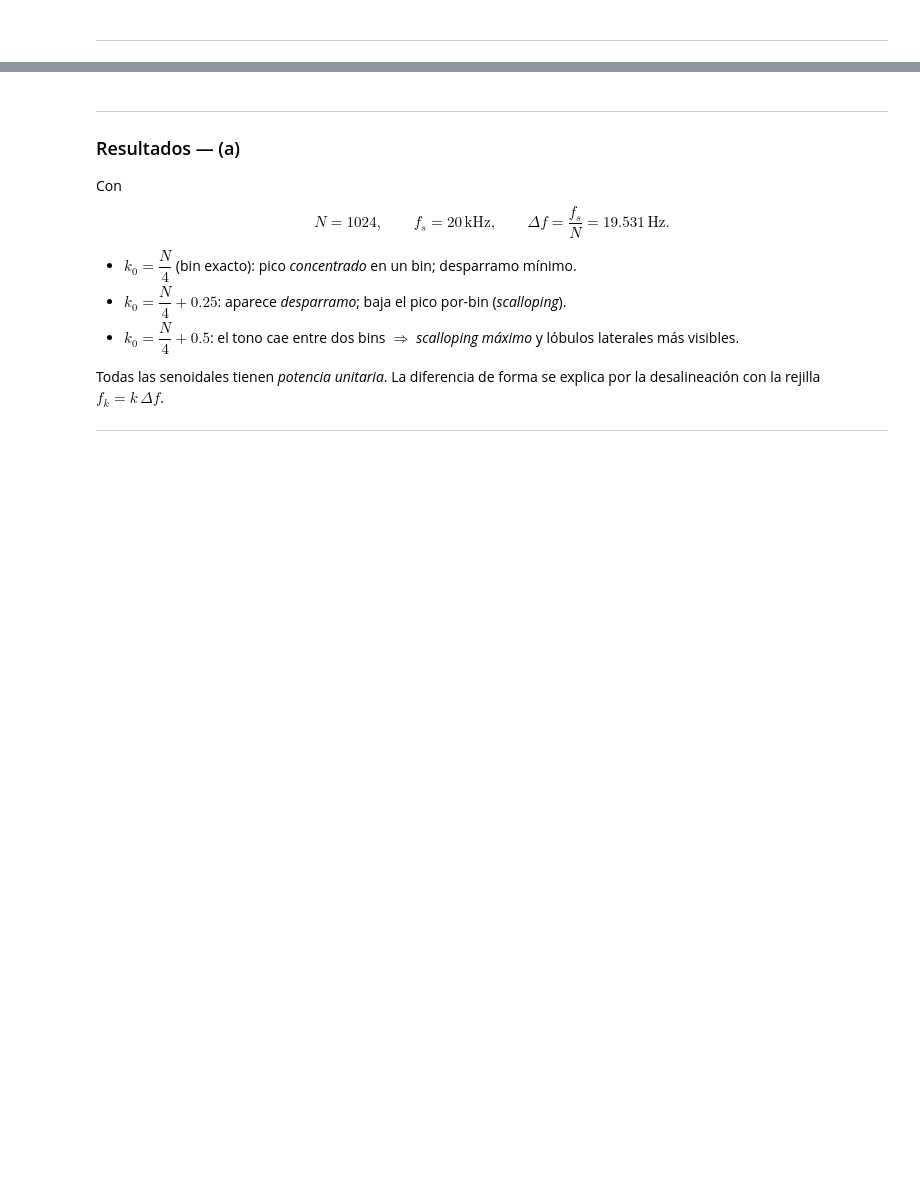
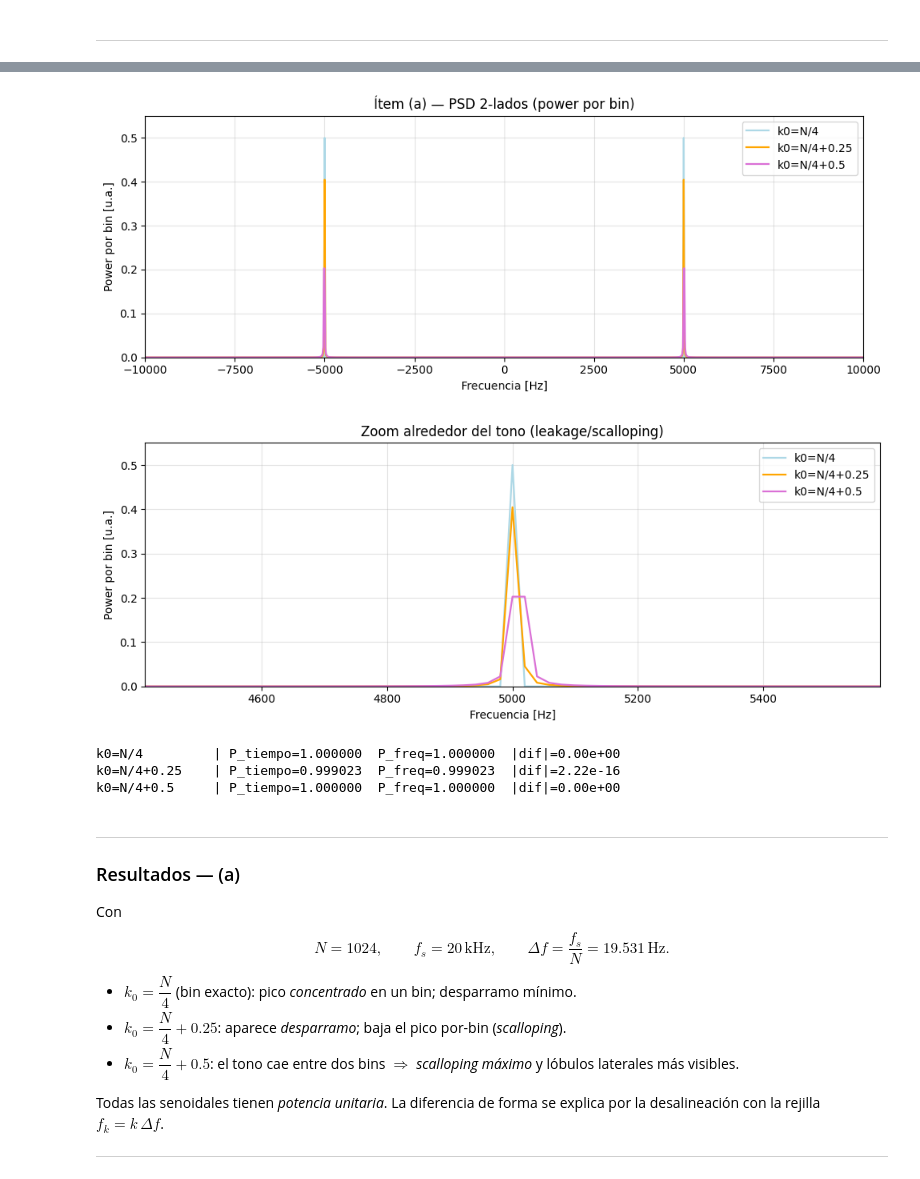
Before and after one commit to MSereGB/APS-Serena, a Jupyter notebook: Trabajos Prácticos/TS3_APS_GIL.ipynb, the cells around one changed output, grey strips where cells are left out. Drawn from its saved outputs; the diff is of its cells as text; code cells hidden in the pictures; blank space fills up the shorter version.

```diff
--- a/Trabajos Prácticos/TS3_APS_GIL.ipynb
+++ b/Trabajos Prácticos/TS3_APS_GIL.ipynb
@@ -119,3 +49,76 @@ k0=N/4+0.5      Potencia tiempo = 1.000000
+# %%
+import numpy as np
+import matplotlib.pyplot as plt
+
+# Parámetros
+N, fs = 1024, 20_000
+df = fs / N
+n = np.arange(N)
+
+# Tres casos pedidos (en bins) y sus frecuencias
+k0_exact  = N/4
+k0_off25  = N/4 + 0.25
+k0_off50  = N/4 + 0.5
+k_list = [k0_exact, k0_off25, k0_off50]
+f0_list = [k * df for k in k_list]
+
+labels = [r"k0=N/4", r"k0=N/4+0.25", r"k0=N/4+0.5"]
+colors = ["lightblue", "orange", "orchid"]
+
+# Señales (potencia ~ 1)
+# Amplitud = sqrt(2) -> E{x^2} ≈ 1 sobre la ventana
+xs = [np.sqrt(2)*np.sin(2*np.pi*f0*n/fs) for f0 in f0_list]
+
+# PSD 2-lados (power por bin)
+def psd_bin_2sided(x, fs):
+
+    N = len(x)
+    X  = np.fft.fft(x)
+    P2 = (np.abs(X)**2) / (N**2)
+    f  = np.fft.fftfreq(N, d=1/fs)
+
+    # Ordeno y centro en 0 Hz para graficar banda completa simétrica
+    f  = np.fft.fftshift(f)
+    P2 = np.fft.fftshift(P2)
+    return f, P2
+
+specs = [psd_bin_2sided(x, fs) for x in xs]
+
+# Gráfico 1: banda completa
+plt.figure(figsize=(10,4))
+for (f, P2), lab, c in zip(specs, labels, colors):
+    plt.plot(f, P2, label=lab, color=c, lw=1.6)
+plt.title("Ítem (a) — PSD 2-lados (power por bin)")
+plt.xlabel("Frecuencia [Hz]"); plt.ylabel("Power por bin [u.a.]")
+plt.xlim(-fs/2, fs/2)
+plt.ylim(0, 0.55)  # para ver el pico en ~0.5
+plt.grid(True, alpha=0.35); plt.legend()
+plt.tight_layout(); plt.show()
+
+# Gráfico 2: zoom cerca de +f0
+f0c, win = fs/4, 30*df
+plt.figure(figsize=(10,4))
+for (f, P2), lab, c in zip(specs, labels, colors):
+    plt.plot(f, P2, label=lab, color=c, lw=1.6)
+plt.title("Zoom alrededor del tono (leakage/scalloping)")
+plt.xlabel("Frecuencia [Hz]"); plt.ylabel("Power por bin [u.a.]")
+plt.xlim(f0c - win, f0c + win)
+plt.ylim(0, 0.55)
+plt.grid(True, alpha=0.35); plt.legend()
+plt.tight_layout(); plt.show()
+
+# chequeo de potencia en tiempo vs. suma de la PSD 2-lados
+for lab, x in zip(labels, xs):
+    P_time = np.mean(x*x)
+    f, P2  = psd_bin_2sided(x, fs)
+    P_freq = np.sum(P2)
+    print(f"{lab:14s} | P_tiempo={P_time:.6f}  P_freq={P_freq:.6f}  |dif|={abs(P_time-P_freq):.2e}")
+# %% [output]
+[figure, added]
+[figure, added]
+k0=N/4         | P_tiempo=1.000000  P_freq=1.000000  |dif|=0.00e+00
+k0=N/4+0.25    | P_tiempo=0.999023  P_freq=0.999023  |dif|=2.22e-16
+k0=N/4+0.5     | P_tiempo=1.000000  P_freq=1.000000  |dif|=0.00e+00
 # %% [markdown]
 ---
 
```
Also changed, not shown: parts of 4 cells of this notebook.
